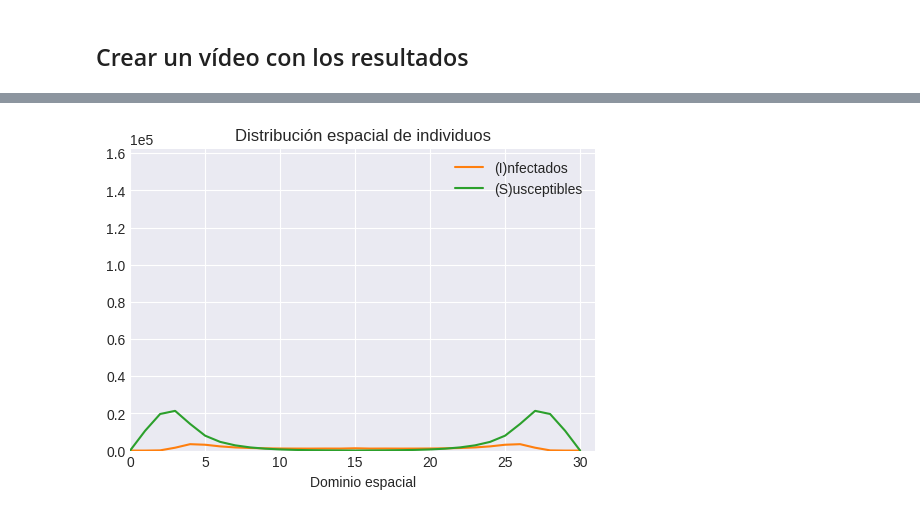
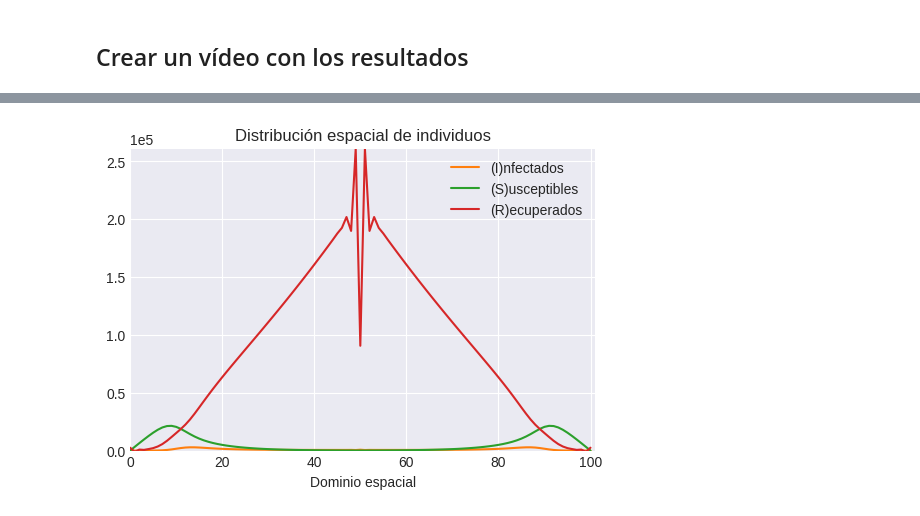
Before and after one commit to rrgalvan/epidemic_pde, a Jupyter notebook: test1/DistribucionIndividuos.ipynb, the cells around one changed output, grey strips where cells are left out. Drawn from its saved outputs; the diff is of its cells as text; code cells hidden in the pictures.

```diff
--- a/test1/DistribucionIndividuos.ipynb
+++ b/test1/DistribucionIndividuos.ipynb
@@ -19,10 +19,10 @@ plt.rcParams["figure.dpi"] = 100
 # %%
 from copy import copy
 
-parameters = copy(SI_scheme.default_parameters)
-parameters["nx"] = 30
-parameters["dt"] = 1.e-2
-parameters["n_iter"] = 30
+parameters = copy(SIR_scheme.default_parameters)
+parameters["nx"] = 50
+parameters["dt"] = 5.e-3
+parameters["n_iter"] = 60
 parameters["beta"] = 1.e-3 # Infection rate
 parameters["mu"] = 0 # Nacimientos
 
@@ -38,16 +38,17 @@ def test_1 (parameters):
 
     S = [] # S[i] = distribution of susceptibles at time setp i
     I = [] # I[i] = distribution of infected at time setp i
+    R = [] # R[i] = distribution of recovered at time setp i
 
     iter = 0
-    for S_i, I_i in run_test ( parameters, plot_options={ "save": False } ):
+    for S_i, I_i, R_i in run_test ( parameters, plot_options={ "save": False } ):
 
-        S.append(S_i[:]); I.append(I_i[:])
+        S.append(S_i[:]); I.append(I_i[:]); R.append(R_i[:])
 
         if plot_each_iteration:
             plt.plot(S, lw=2, label="(S)usceptibles")
             plt.plot(I, lw=2, label="(I)nfectados")
-            #plt.plot(R, lw=2, label="(R)ecovered")
+            plt.plot(R, lw=2, label="(R)ecovered")
 
             plt.legend()
             plt.grid()
@@ -58,9 +59,9 @@ def test_1 (parameters):
     print ( '  Normal end of execution.' )
     print ( '' )
     print ( time.ctime ( time.time() ) )
-    return S, I
+    return S, I, R
 
-S, I = test_1(parameters)
+S, I, R = test_1(parameters)
 # %% [output]
 SIR_react_difuss:
   FENICS/Python version
@@ -131,7 +154,8 @@ x = np.arange(Nx)
 fig = plt.figure()
 maxS = max( [np.max(S[i]) for i in range(Nt)] )
 maxI = max( [np.max(I[i]) for i in range(Nt)] )
-ax = plt.axes(xlim=(0, Nx), ylim=(-1, max(maxS, maxI)))
+maxR = max( [np.max(R[i]) for i in range(Nt)] )
+ax = plt.axes(xlim=(0, Nx), ylim=(-1, max(maxS, maxI, maxR)))
 ax.grid()
 ax.set_xlabel("Dominio espacial")
 ax.set_title("Distribución espacial de individuos")
@@ -140,35 +164,35 @@ plt.ticklabel_format(axis='y', style='sci', scilimits=(-2,2))
 line, = ax.plot([], [], lw=1)
 
 lines = []
-for index in range(2):
+for index in range(3): # S, I, R
     lobj = ax.plot([],[])[0]
     lines.append(lobj)
 
 # Initialization function: plot the background of each frame
 def init():
     for line in lines:
         line.set_data([],[])
     return lines
 
 
 # Animation function which updates figure data.  This is called sequentially
 def animate(i):
-    y_list = [ I[i], S[i] ]
-    label_list = ["(I)nfectados", "(S)usceptibles"]
+    y_list = [ I[i], S[i], R[i] ]
+    label_list = ["(I)nfectados", "(S)usceptibles", "(R)ecuperados"]
     for lnum, line in enumerate(lines):
         line.set_data(x, y_list[lnum]) # set data for each line separately.
         line.set_label(label_list[lnum])
     ax.legend()
     return lines
 
 # Call the animator.  blit=True means only rehttp://localhost:8888/notebooks/src/modelos_epidemia/modelos-difusion/Untitled2.ipynb#-draw the parts that have changed.
 anim = animation.FuncAnimation(fig, animate, init_func=init,
                                frames=Nt, interval=300, blit=True)
 
 #plt.close(anim._fig)
 
 # Call function to display the animation
 HTML(anim.to_html5_video())
 # %% [output]
 [interactive output not drawn]
-[figure, old version]
+[figure, new version]
```
Also changed, not shown: parts of 4 cells of this notebook, 4 other files.
